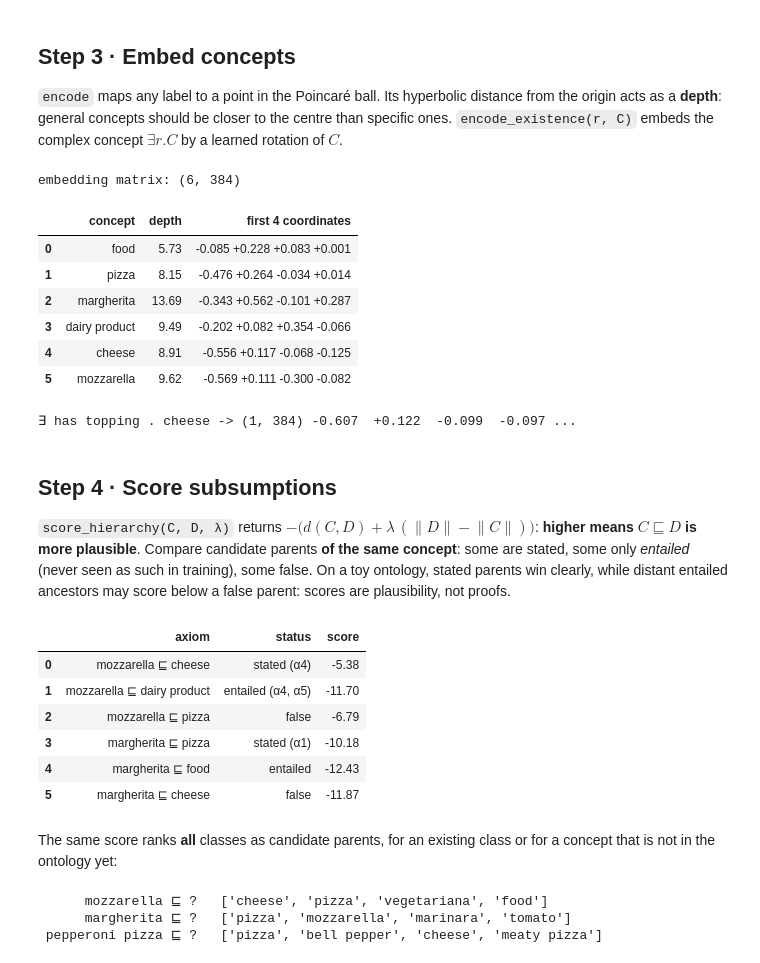
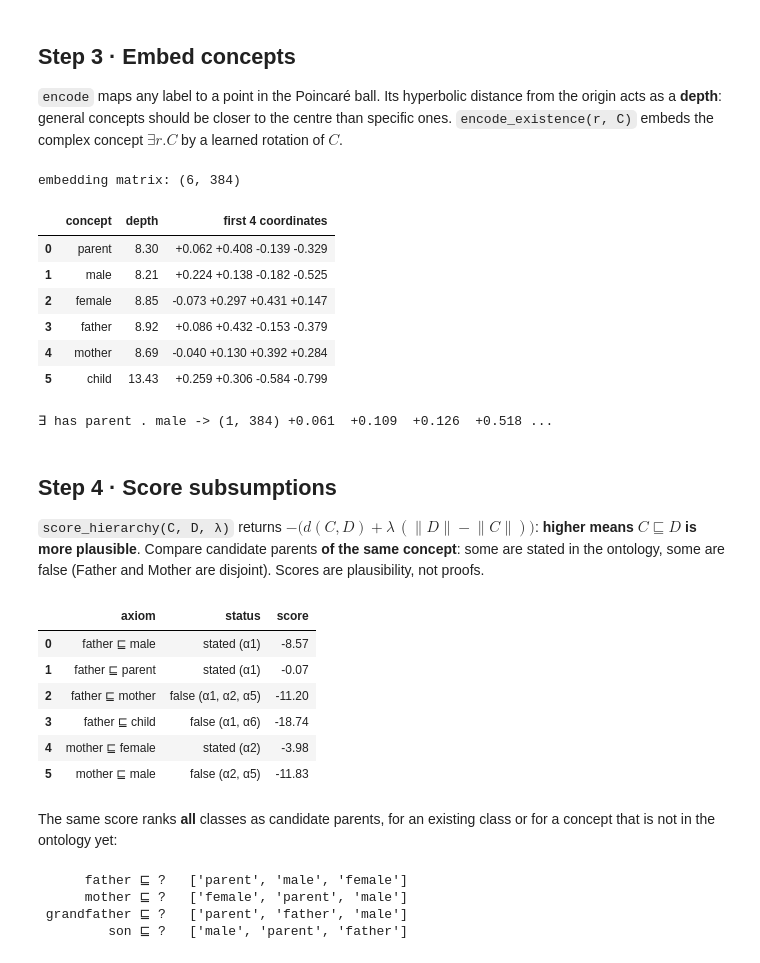
Before and after one commit to HuiYang1997/OnT, a Jupyter notebook: notebooks/OnT_Quickstart.ipynb, the cells around one changed output. Saved outputs shown, nothing was run; the diff lists cells and outputs as text; code cells hidden in the pictures.

```diff
--- a/notebooks/OnT_Quickstart.ipynb
+++ b/notebooks/OnT_Quickstart.ipynb
@@ -53,8 +59,9 @@ Now the one line that matters: `fit` converts the OWL axioms into training data,
 # %%
 from ont import OntologyTransformer
 
-model = OntologyTransformer.fit(owl_path="pizza.ofn", output_dir="ont_pizza",
-                                num_epochs=40, batch_size=8, learning_rate=5e-5)
+model = OntologyTransformer.fit(owl_path="family.ofn", output_dir="ont_family",
+                                num_epochs=100, batch_size=8, learning_rate=5e-4,
+                                eval_ratio=0.0)      # tiny ontology: train on every axiom
 
 print("best lambda:", model.best_lambda)
 # %% [output]
@@ -93,35 +100,35 @@ general concepts should be closer to the centre than specific ones.
 # %%
 import pandas as pd
 import torch
 
-concepts = ["food", "pizza", "margherita", "dairy product", "cheese", "mozzarella"]
+concepts = ["parent", "male", "female", "father", "mother", "child"]
 emb = model.encode(concepts, convert_to_tensor=True)
 print("embedding matrix:", tuple(emb.shape))
 
 depth = model.manifold.dist0(emb)              # hyperbolic distance to the origin
 pd.DataFrame({"concept": concepts,
               "depth": depth.cpu().numpy().round(2),
               "first 4 coordinates": ["  ".join(f"{x:+.3f}" for x in v[:4]) for v in emb.cpu().numpy()]})
 # %% [output]
 embedding matrix: (6, 384)
 |  | concept | depth | first 4 coordinates |
-| 0 | food | 5.73 | -0.085 +0.228 +0.083 +0.001 |
-| 1 | pizza | 8.15 | -0.476 +0.264 -0.034 +0.014 |
-| 2 | margherita | 13.69 | -0.343 +0.562 -0.101 +0.287 |
-| 3 | dairy product | 9.49 | -0.202 +0.082 +0.354 -0.066 |
-| 4 | cheese | 8.91 | -0.556 +0.117 -0.068 -0.125 |
-| 5 | mozzarella | 9.62 | -0.569 +0.111 -0.300 -0.082 |
+| 0 | parent | 8.30 | +0.062 +0.408 -0.139 -0.329 |
+| 1 | male | 8.21 | +0.224 +0.138 -0.182 -0.525 |
+| 2 | female | 8.85 | -0.073 +0.297 +0.431 +0.147 |
+| 3 | father | 8.92 | +0.086 +0.432 -0.153 -0.379 |
+| 4 | mother | 8.69 | -0.040 +0.130 +0.392 +0.284 |
+| 5 | child | 13.43 | +0.259 +0.306 -0.584 -0.799 |
 # %%
-some_cheese = model.encode_existence("has topping", "cheese")      # ∃hasTopping.Cheese
-print("∃ has topping . cheese ->", some_cheese.shape, "  ".join(f"{x:+.3f}" for x in some_cheese[0, :4]), "...")
+has_male_parent = model.encode_existence("has parent", "male")      # ∃hasParent.Male
+print("∃ has parent . male ->", has_male_parent.shape, "  ".join(f"{x:+.3f}" for x in has_male_parent[0, :4]), "...")
 # %% [output]
-∃ has topping . cheese -> (1, 384) -0.607  +0.122  -0.099  -0.097 ...
+∃ has parent . male -> (1, 384) +0.061  +0.109  +0.126  +0.518 ...
 # %% [markdown]
 ## Step 4 · Score subsumptions
 
 `score_hierarchy(C, D, λ)` returns $-\big(d(C,D) + \lambda\,(\lVert D\rVert - \lVert C\rVert)\big)$: **higher means $C \sqsubseteq D$ is more plausible**.
-Compare candidate parents **of the same concept**: some are stated, some only *entailed* (never seen as such in training), some false.
-On a toy ontology, stated parents win clearly, while distant entailed ancestors may score below a false parent: scores are plausibility, not proofs.
+Compare candidate parents **of the same concept**: some are stated in the ontology, some are false (Father and Mother are disjoint).
+Scores are plausibility, not proofs.
 # %%
 lam = model.best_lambda or 0.0
 
@@ -130,37 +137,38 @@ def score(child, parent):
     p = model.encode([parent], convert_to_tensor=True)
     return round(model.score_hierarchy(c, p, weight=lam).item(), 2)
 
-rows = [("mozzarella", "cheese",        "stated (α4)"),
-        ("mozzarella", "dairy product", "entailed (α4, α5)"),
-        ("mozzarella", "pizza",         "false"),
-        ("margherita", "pizza",         "stated (α1)"),
-        ("margherita", "food",          "entailed"),
-        ("margherita", "cheese",        "false")]
+rows = [("father", "male",   "stated (α1)"),
+        ("father", "parent", "stated (α1)"),
+        ("father", "mother", "false (α1, α2, α5)"),
+        ("father", "child",  "false (α1, α6)"),
+        ("mother", "female", "stated (α2)"),
+        ("mother", "male",   "false (α2, α5)")]
 pd.DataFrame([(f"{c} ⊑ {p}", status, score(c, p)) for c, p, status in rows],
              columns=["axiom", "status", "score"])
 # %% [output]
 |  | axiom | status | score |
-| 0 | mozzarella ⊑ cheese | stated (α4) | -5.38 |
-| 1 | mozzarella ⊑ dairy product | entailed (α4, α5) | -11.70 |
-| 2 | mozzarella ⊑ pizza | false | -6.79 |
-| 3 | margherita ⊑ pizza | stated (α1) | -10.18 |
-| 4 | margherita ⊑ food | entailed | -12.43 |
-| 5 | margherita ⊑ cheese | false | -11.87 |
+| 0 | father ⊑ male | stated (α1) | -8.57 |
+| 1 | father ⊑ parent | stated (α1) | -0.07 |
+| 2 | father ⊑ mother | false (α1, α2, α5) | -11.20 |
+| 3 | father ⊑ child | false (α1, α6) | -18.74 |
+| 4 | mother ⊑ female | stated (α2) | -3.98 |
+| 5 | mother ⊑ male | false (α2, α5) | -11.83 |
 # %% [markdown]
 The same score ranks **all** classes as candidate parents, for an existing class or for a concept that is not in the ontology yet:
 # %%
 import json
-all_labels = list(json.load(open("ont_pizza/data/concept_names.json")).values())   # class labels, written by fit()
+all_labels = list(json.load(open("ont_family/data/concept_names.json")).values())   # class labels, written by fit()
 cand = model.encode(all_labels, convert_to_tensor=True)
 
-def top_parents(query, k=4):
+def top_parents(query, k=3):
     q = model.encode([query], convert_to_tensor=True)
     s = model.score_hierarchy(q.expand_as(cand), cand, weight=lam)
     return [all_labels[i] for i in s.argsort(descending=True).tolist() if all_labels[i] != query][:k]
 
-for query in ["mozzarella", "margherita", "pepperoni pizza"]:      # "pepperoni pizza" is not in the ontology
-    print(f"{query:>16} ⊑ ?  ", top_parents(query))
+for query in ["father", "mother", "grandfather", "son"]:      # "grandfather" and "son" are not in the ontology
+    print(f"{query:>12} ⊑ ?  ", top_parents(query))
 # %% [output]
-      mozzarella ⊑ ?   ['cheese', 'pizza', 'vegetariana', 'food']
-      margherita ⊑ ?   ['pizza', 'mozzarella', 'marinara', 'tomato']
- pepperoni pizza ⊑ ?   ['pizza', 'bell pepper', 'cheese', 'meaty pizza']
+      father ⊑ ?   ['parent', 'male', 'female']
+      mother ⊑ ?   ['female', 'parent', 'male']
+ grandfather ⊑ ?   ['parent', 'father', 'male']
+         son ⊑ ?   ['male', 'parent', 'father']
```
Also changed, not shown: parts of 8 cells of this notebook, 2 other files.
